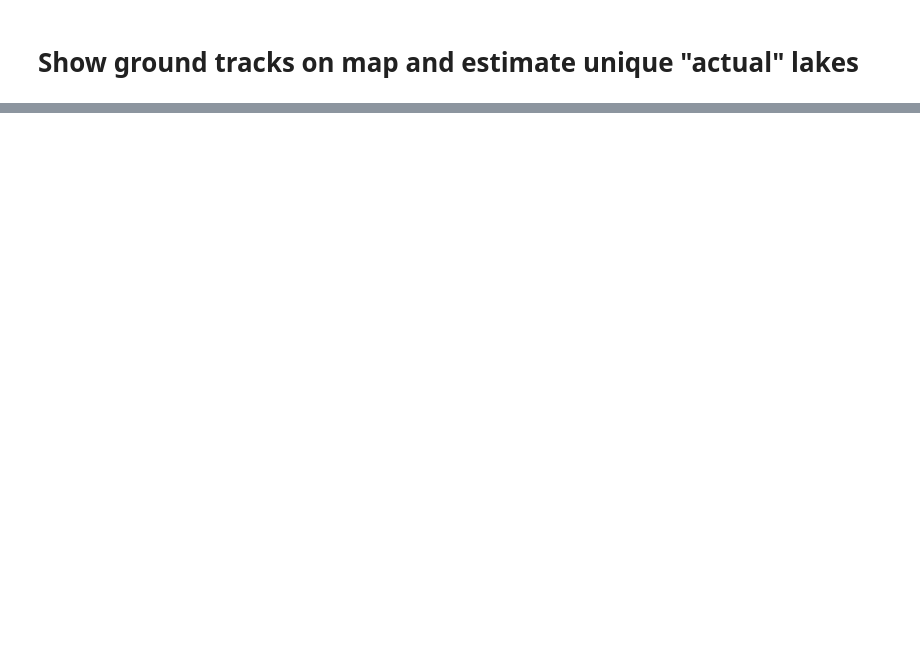
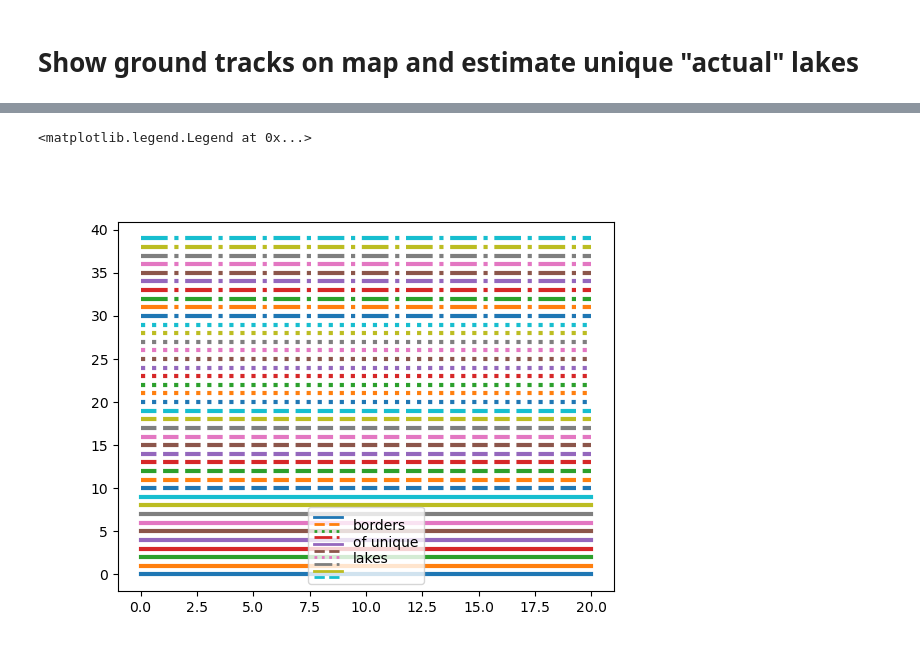
Before and after one commit to fliphilipp/FLUIDSuRRF-figures, a Jupyter notebook: sup-ground-tracks-unique-lakes/sup-gt-maps-unique-lakes.ipynb, the cells around one changed output, grey strips where cells are left out. Cells and saved outputs as stored; diff of their text form; code cells hidden in the pictures; blank space fills up the shorter version.

```diff
--- a/sup-ground-tracks-unique-lakes/sup-gt-maps-unique-lakes.ipynb
+++ b/sup-ground-tracks-unique-lakes/sup-gt-maps-unique-lakes.ipynb
@@ -161,0 +215,40 @@ wrote groupings_output/B-C_2020-21_is2_gts.csv
+# %%
+
+nlines = 40
+cols = matplotlib.colormaps['tab10'](np.arange(nlines) % 10)
+lst = ['-', '--', ':', '-.']
+lss = np.array(lst)[[int((x/10) % len(lst)) for x in range(nlines)]]
+fig, ax = plt.subplots()
+for i in range(len(cols)):
+    ax.plot([0, 20], [i, i], color=cols[i], lw=3, ls=lss[i])
+
+hdls=[]
+for j in range(10):
+    h = Line2D([0], [0], color=cols[j], ls=lst[j%len(lst)], label='unique lake borders', lw=2)
+    hdls.append(h)
+
+from matplotlib.legend_handler import HandlerTuple
+class HandlerLinesVertical(HandlerTuple):
+    def create_artists(self, legend, orig_handle,
+                   xdescent, ydescent, width, height, fontsize,
+                   trans):
+        ndivide = len(orig_handle)
+        a_list = []
+        for i, handle in enumerate(orig_handle):
+            y = (height / float(ndivide)) * i -ydescent
+            line = plt.Line2D(np.array([0,1])*width, [-y,-y])
+            line.update_from(handle)
+            # line.set_marker(None)
+            point = plt.Line2D(np.array([.5])*width, [-y])
+            point.update_from(handle)
+            for artist in [line, point]:
+                artist.set_transform(trans)
+            a_list.extend([line,point])
+        return a_list
+
+
+ax.legend(handles = [tuple(hdls)], labels=["borders\nof unique\nlakes"], handler_map={tuple:HandlerLinesVertical()},
+           handleheight=7 )
+# %% [output]
+<matplotlib.legend.Legend at 0x...>
+[figure, added]
```
Also changed, not shown: parts of 4 cells of this notebook, 4 other files.
